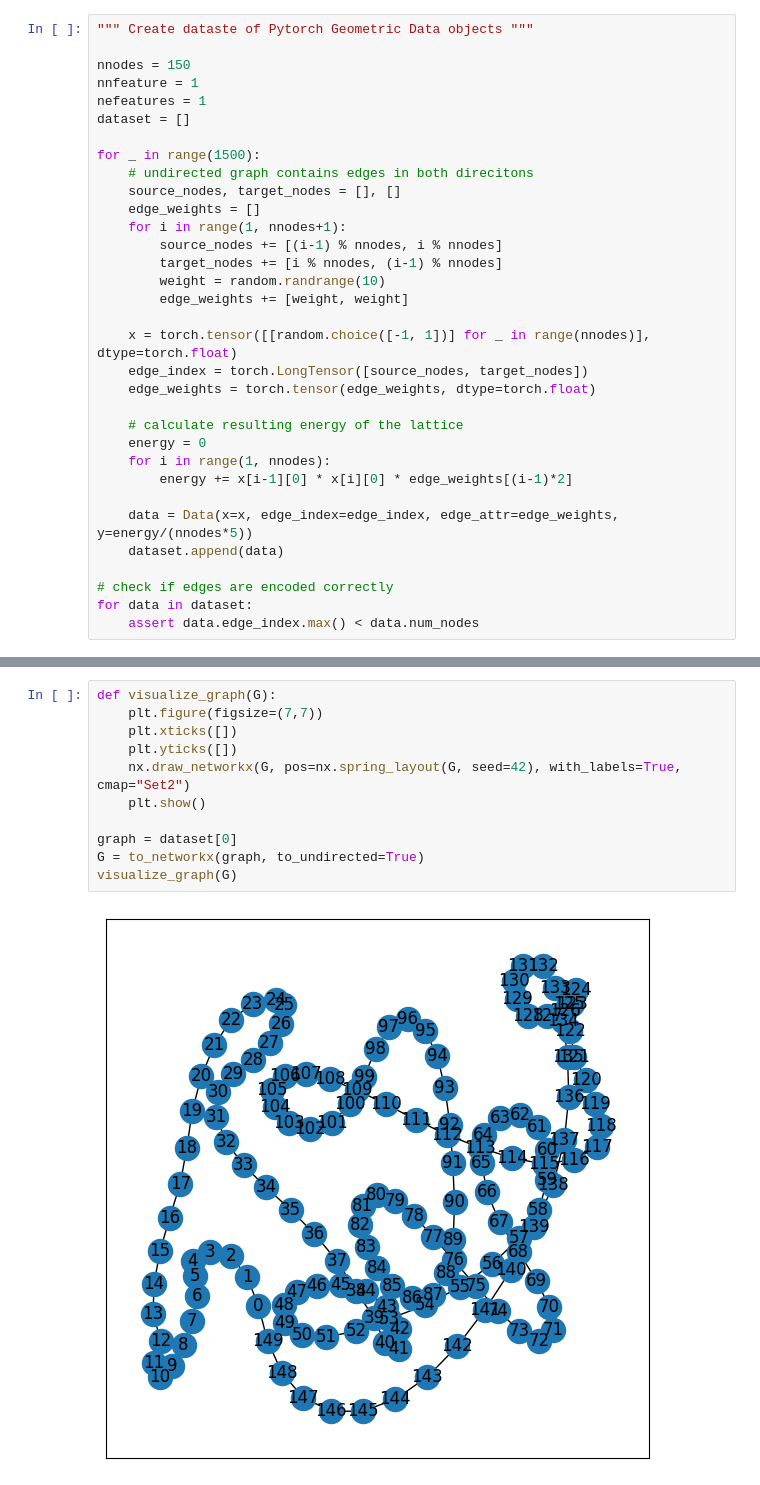
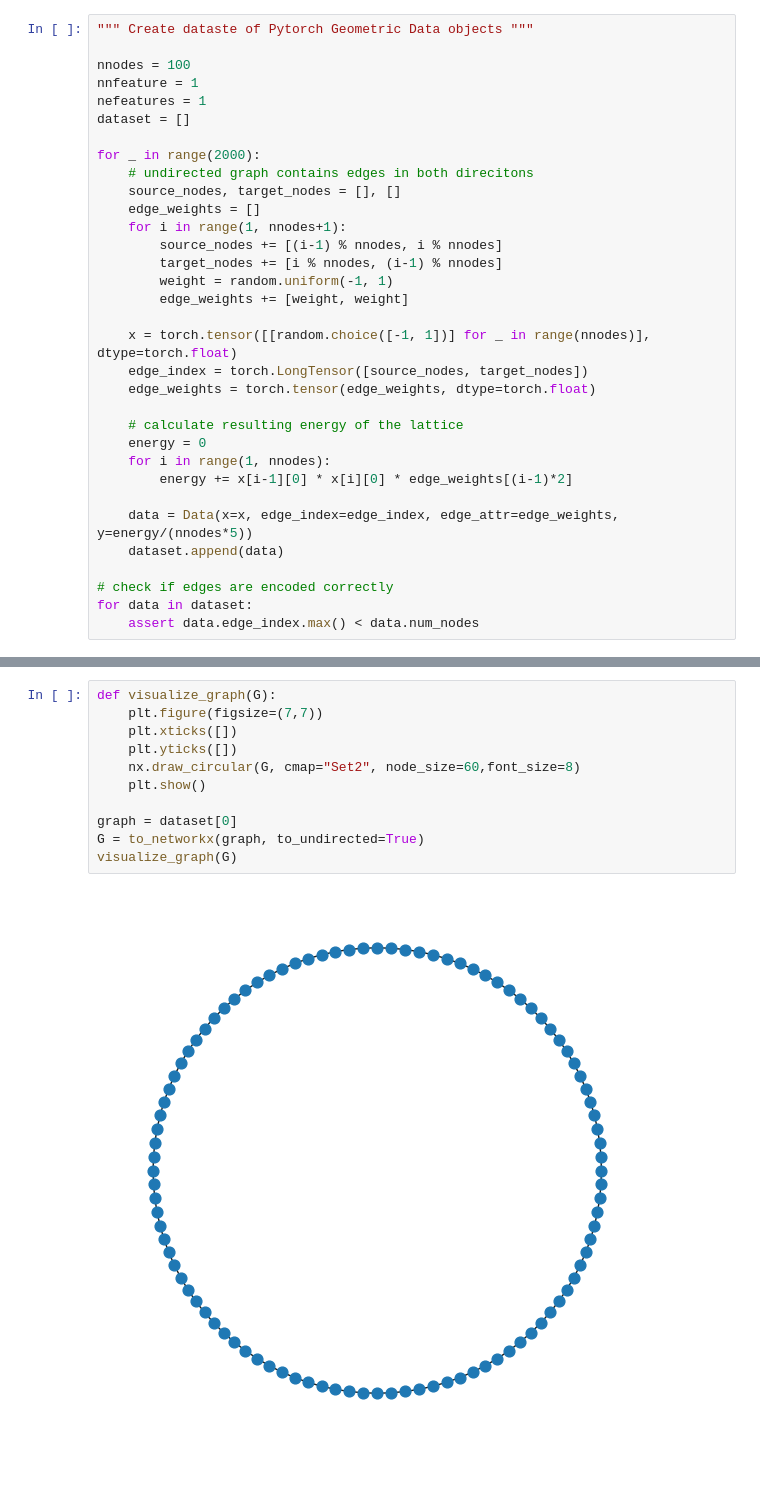
Before and after one commit to benbencik/sfg_gnn, a Jupyter notebook: notebooks/GCNConv.ipynb, the cells around one changed output, grey strips where cells are left out. Cells and saved outputs as stored; diff of their text form.

Commit message:
added graph for model evaluation

```diff
--- a/notebooks/GCNConv.ipynb
+++ b/notebooks/GCNConv.ipynb
@@ -16,19 +18,19 @@ from torch_geometric.nn import GCNConv, GravNetConv, GATv2Conv
 # %%
 """ Create dataste of Pytorch Geometric Data objects """
 
-nnodes = 150
+nnodes = 100
 nnfeature = 1
 nefeatures = 1
 dataset = []
 
-for _ in range(1500):
+for _ in range(2000):
     # undirected graph contains edges in both direcitons
     source_nodes, target_nodes = [], []
     edge_weights = []
     for i in range(1, nnodes+1):
         source_nodes += [(i-1) % nnodes, i % nnodes]
         target_nodes += [i % nnodes, (i-1) % nnodes]
-        weight = random.randrange(10)
+        weight = random.uniform(-1, 1)
         edge_weights += [weight, weight]
 
     x = torch.tensor([[random.choice([-1, 1])] for _ in range(nnodes)], dtype=torch.float)
@@ -85,14 +73,14 @@ DataBatch(x=[150, 1], edge_index=[2, 300], edge_attr=[300], y=[1], batch=[150],
 # %%
 def visualize_graph(G):
     plt.figure(figsize=(7,7))
     plt.xticks([])
     plt.yticks([])
-    nx.draw_networkx(G, pos=nx.spring_layout(G, seed=42), with_labels=True, cmap="Set2")
+    nx.draw_circular(G, cmap="Set2", node_size=60,font_size=8)
     plt.show()
 
 graph = dataset[0]
 G = to_networkx(graph, to_undirected=True)
 visualize_graph(G)
 # %% [output]
-[figure, old version]
+[figure, new version]
 # %%
```
Also changed, not shown: parts of 10 cells of this notebook.
